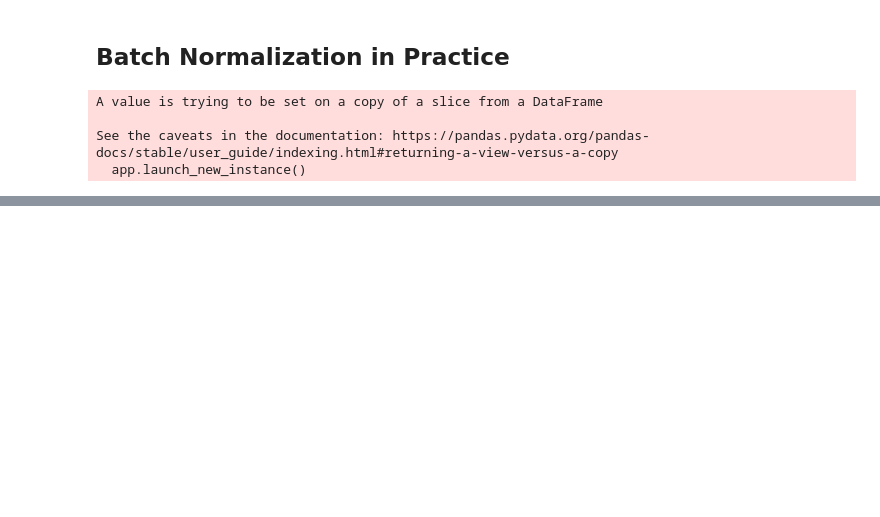
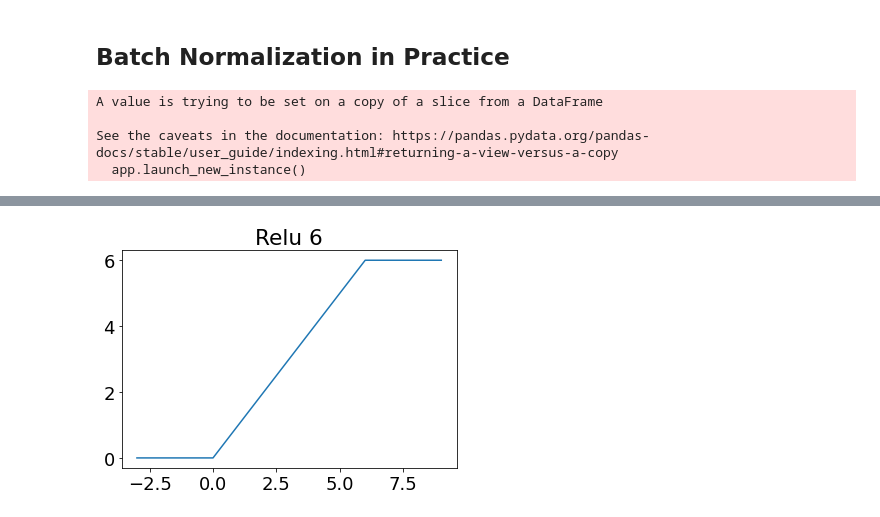
Before and after one commit to ashikshafi08/DUDL-Pytorch, a Jupyter notebook: Metaparameters.ipynb, the cells around one changed output, grey strips where cells are left out. Cells and saved outputs as stored; diff of their text form; code cells hidden in the pictures; blank space fills up the shorter version.

```diff
--- a/Metaparameters.ipynb
+++ b/Metaparameters.ipynb
@@ -585,0 +692,10 @@ plt.show()
+# %%
+# Visualizing ReLU 6 with more values in the x-axis
+x = torch.linspace(-3 , 9 , 101)
+relu_6 = torch.nn.ReLU6()
+
+plt.plot(x , relu_6(x))
+plt.title('Relu 6')
+plt.show()
+# %% [output]
+[figure, added]
```
Also changed, not shown: parts of 41 cells of this notebook.
